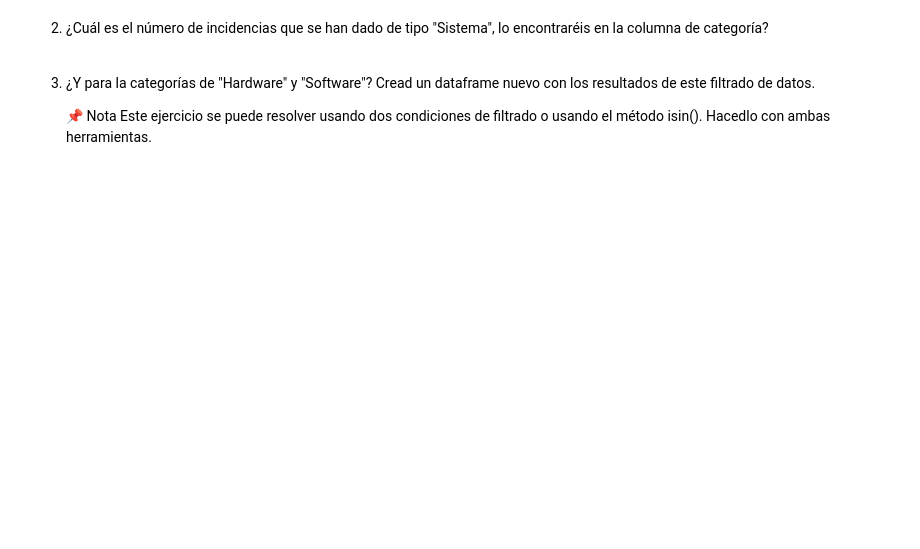
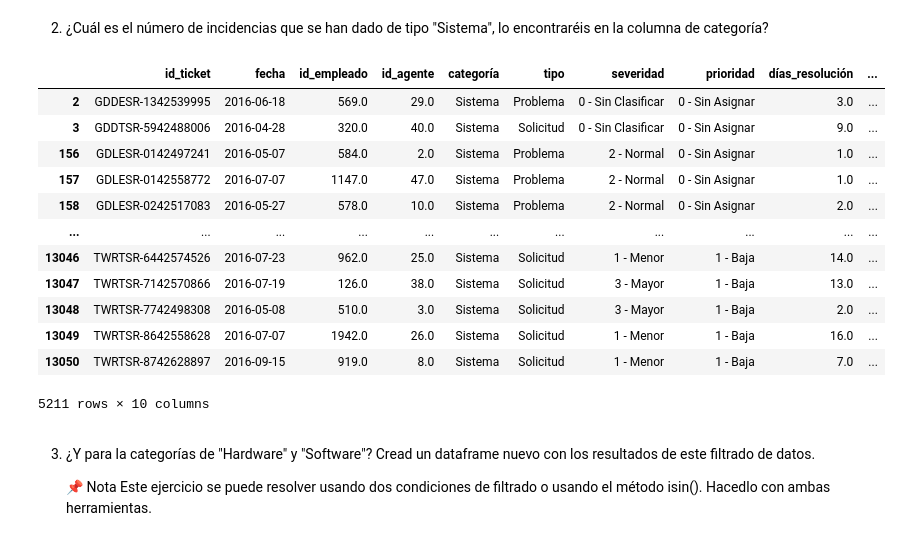
Before and after one commit to Adalab/promo-d-da-modulo2-sprint1-cristina-lidya, a Jupyter notebook: pandas/pandas-leccion4-filtrado-datos.ipynb, the cells around one changed output. Drawn from its saved outputs; the diff is of its cells as text; code cells hidden in the pictures; blank space fills up the shorter version.

```diff
--- a/pandas/pandas-leccion4-filtrado-datos.ipynb
+++ b/pandas/pandas-leccion4-filtrado-datos.ipynb
@@ -6,0 +8,3 @@ import pandas as pd
+# %%
+año_2016 = pd.read_excel("data/2016_pandasIII.xlsx")
+año_2016.head()
@@ -15,4 +47,5 @@ import pandas as pd
 
    ¿Cuántas filas se han eliminado con esta línea de código?
 # %%
-df.dropna(inplace = True)
+año_2016.dropna(inplace = True)
+año_2016.head()
@@ -19,5 +80,23 @@ df.dropna(inplace = True)
 # %% [markdown]
 2. ¿Cuál es el número de incidencias que se han dado de tipo "Sistema", lo encontraréis en la columna de categoría?
+# %%
+incidencias = año_2016[año_2016["categoría"] == "Sistema"]
+incidencias
+#El número de incidencias relativas a Sistema ha sido de 5.211.
+# %% [output]
+|  | id_ticket | fecha | id_empleado | id_agente | categoría | tipo | severidad | prioridad | días_resolución | ... |
+| 2 | GDDESR-1342539995 | 2016-06-18 | 569.0 | 29.0 | Sistema | Problema | 0 - Sin Clasificar | 0 - Sin Asignar | 3.0 | ... |
+| 3 | GDDTSR-5942488006 | 2016-04-28 | 320.0 | 40.0 | Sistema | Solicitud | 0 - Sin Clasificar | 0 - Sin Asignar | 9.0 | ... |
+| 156 | GDLESR-0142497241 | 2016-05-07 | 584.0 | 2.0 | Sistema | Problema | 2 - Normal | 0 - Sin Asignar | 1.0 | ... |
+| 157 | GDLESR-0142558772 | 2016-07-07 | 1147.0 | 47.0 | Sistema | Problema | 2 - Normal | 0 - Sin Asignar | 1.0 | ... |
+| 158 | GDLESR-0242517083 | 2016-05-27 | 578.0 | 10.0 | Sistema | Problema | 2 - Normal | 0 - Sin Asignar | 2.0 | ... |
+| ... | ... | ... | ... | ... | ... | ... | ... | ... | ... | ... |
+| 13046 | TWRTSR-6442574526 | 2016-07-23 | 962.0 | 25.0 | Sistema | Solicitud | 1 - Menor | 1 - Baja | 14.0 | ... |
+| 13047 | TWRTSR-7142570866 | 2016-07-19 | 126.0 | 38.0 | Sistema | Solicitud | 3 - Mayor | 1 - Baja | 13.0 | ... |
+| 13048 | TWRTSR-7742498308 | 2016-05-08 | 510.0 | 3.0 | Sistema | Solicitud | 3 - Mayor | 1 - Baja | 2.0 | ... |
+| 13049 | TWRTSR-8642558628 | 2016-07-07 | 1942.0 | 26.0 | Sistema | Solicitud | 1 - Menor | 1 - Baja | 16.0 | ... |
+| 13050 | TWRTSR-8742628897 | 2016-09-15 | 919.0 | 8.0 | Sistema | Solicitud | 1 - Menor | 1 - Baja | 7.0 | ... |
+5211 rows × 10 columns
 # %% [markdown]
 3. ¿Y para la categorías de "Hardware" y "Software"? Cread un dataframe nuevo con los resultados de este filtrado de datos.
 
```
Also changed, not shown: parts of 14 cells of this notebook, 1 other file.
